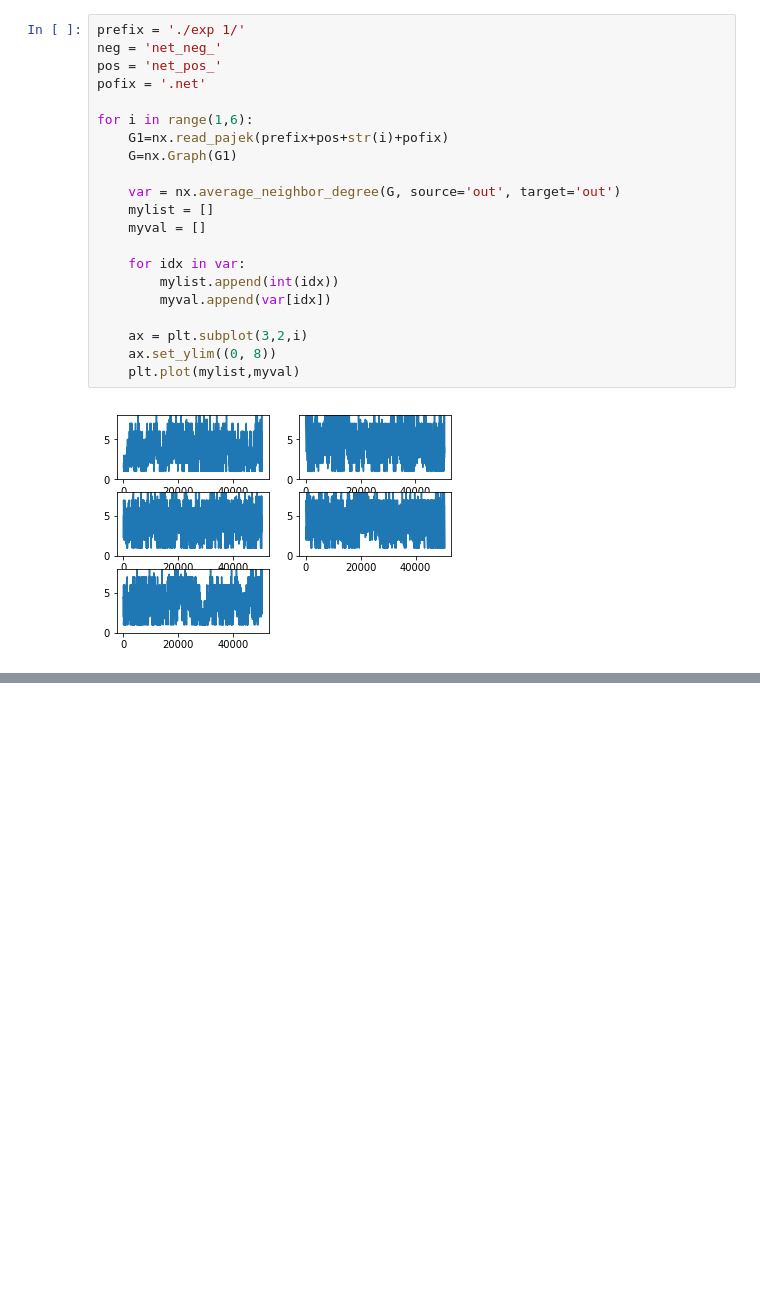
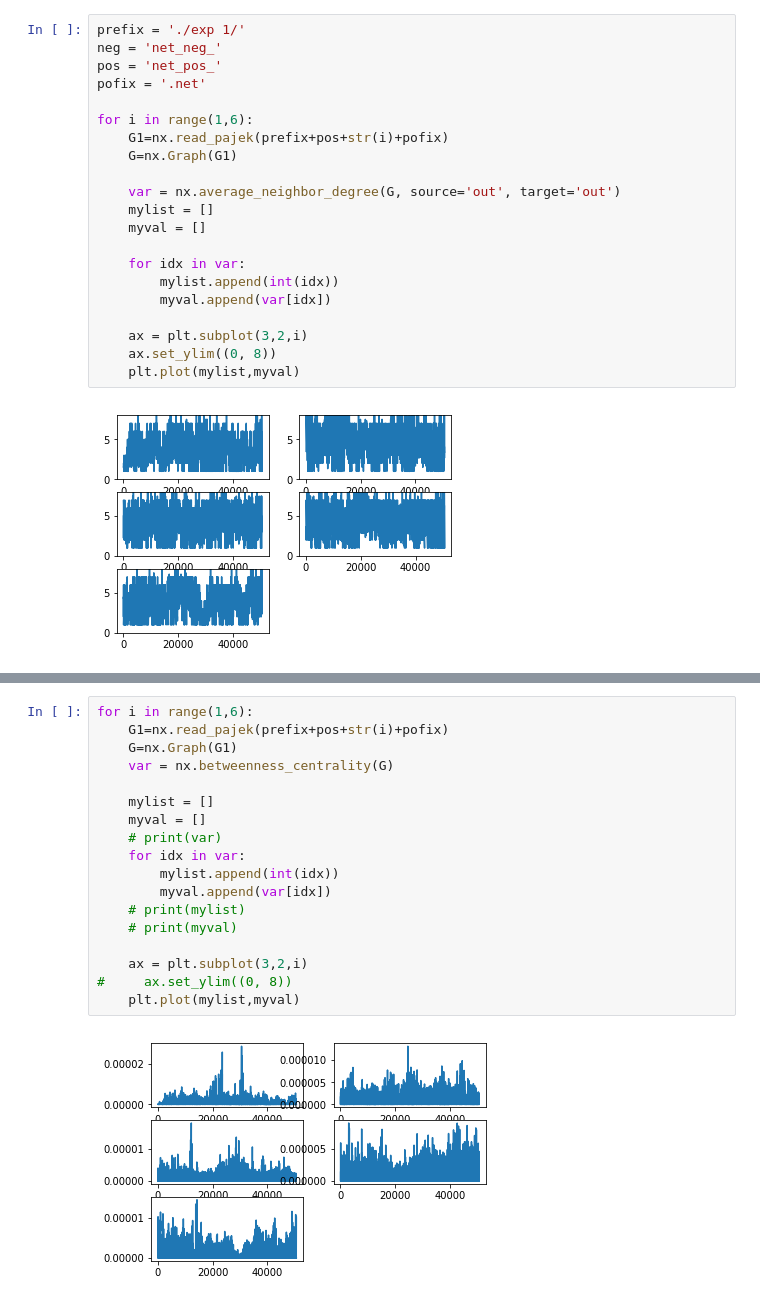
Before and after one commit to jecs89/LearningEveryDay, a Jupyter notebook: ML/Analyzing Complex Network - Measurement.ipynb, the cells around one changed output, grey strips where cells are left out. Cells and saved outputs as stored; diff of their text form; blank space fills up the shorter version.

```diff
--- a/ML/Analyzing Complex Network - Measurement.ipynb
+++ b/ML/Analyzing Complex Network - Measurement.ipynb
@@ -126 +293,21 @@ for i in range(1,6):
+# %%
+for i in range(1,6):
+    G1=nx.read_pajek(prefix+pos+str(i)+pofix)
+    G=nx.Graph(G1)
+    var = nx.betweenness_centrality(G)
+
+    mylist = []
+    myval = []
+    # print(var)
+    for idx in var:
+        mylist.append(int(idx))
+        myval.append(var[idx])
+    # print(mylist)
+    # print(myval)
+
+    ax = plt.subplot(3,2,i)
+#     ax.set_ylim((0, 8))
+    plt.plot(mylist,myval)
+# %% [output]
+[figure, added]
 # %%
```
Also changed, not shown: parts of 13 cells of this notebook.
